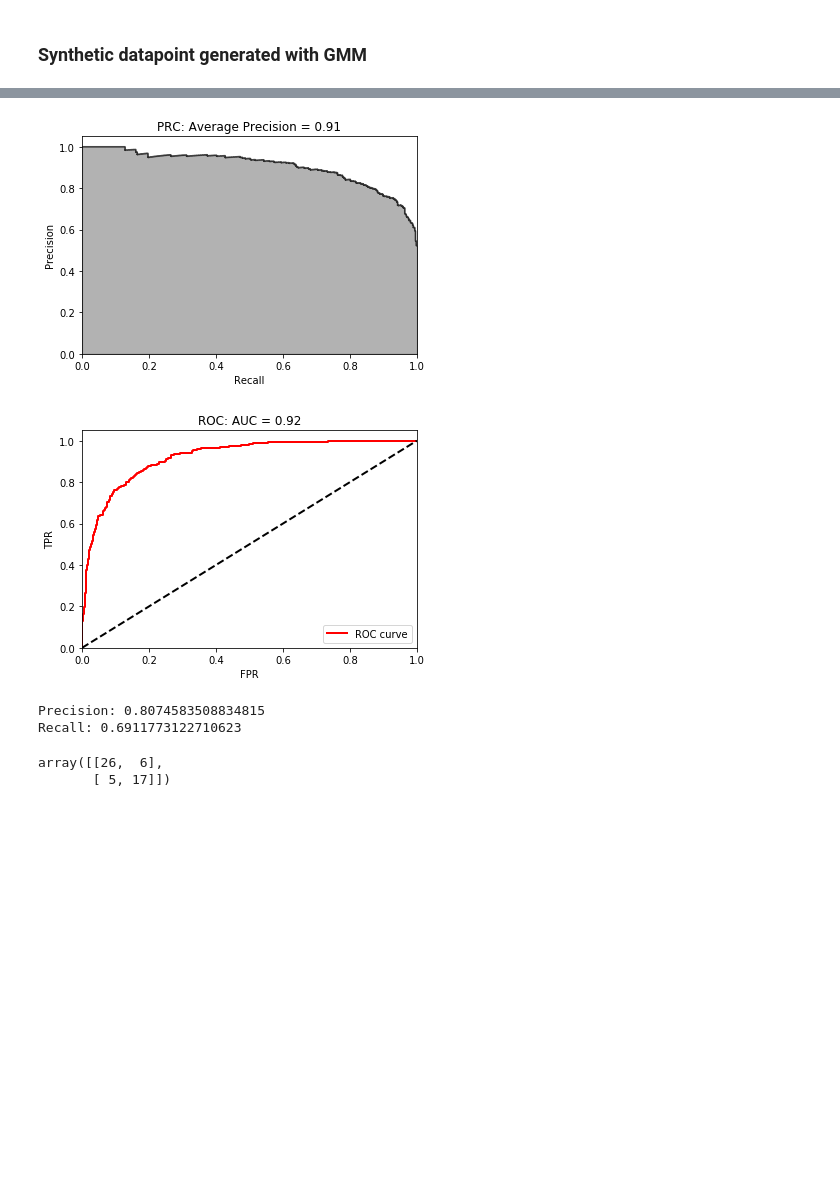
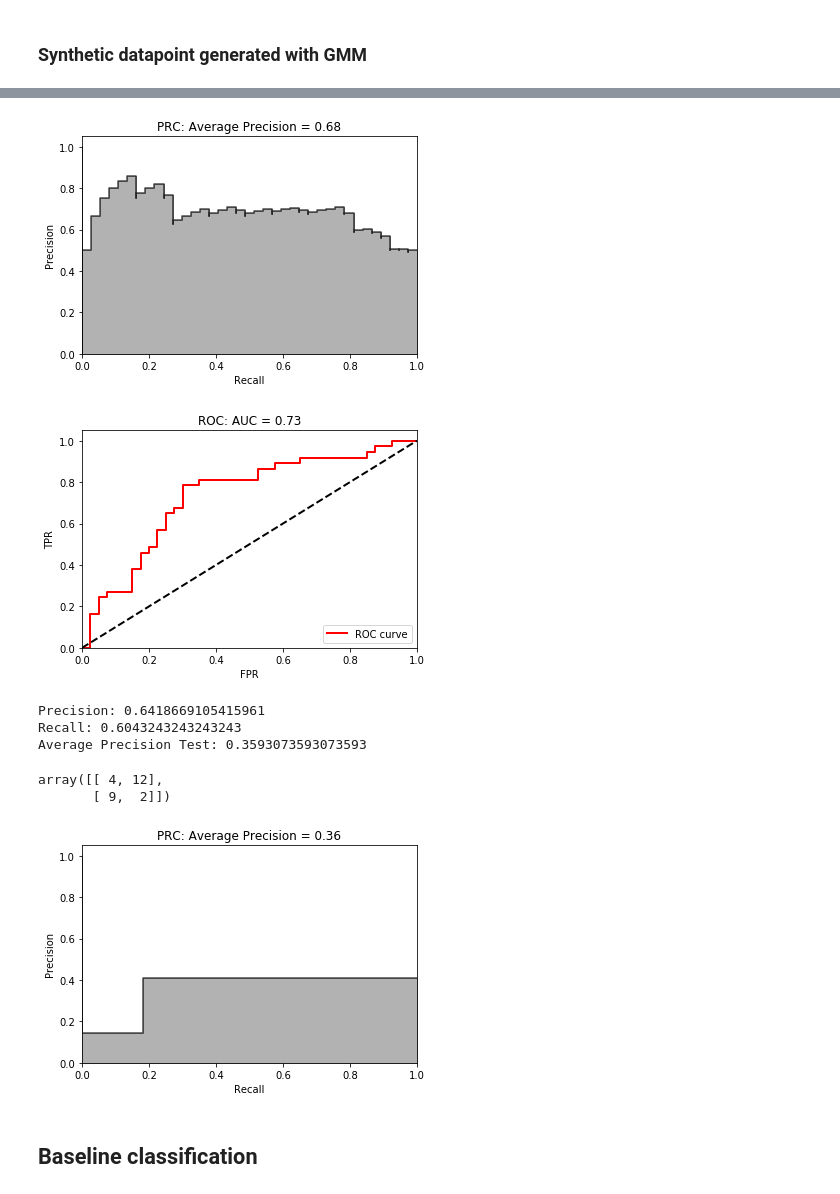
Before and after one commit to matthiasboeker/Shizophrenia_Depression_Project-, a Jupyter notebook: Notebooks/PCA _Cluster_Analysis_TS_Features.ipynb, the cells around one changed output, grey strips where cells are left out. Cells and saved outputs as stored; diff of their text form; code cells hidden in the pictures; blank space fills up the shorter version.

Commit message:
Data Analysis

```diff
--- a/Notebooks/PCA _Cluster_Analysis_TS_Features.ipynb
+++ b/Notebooks/PCA _Cluster_Analysis_TS_Features.ipynb
@@ -360,6 +351,6 @@ plt.plot(n_components, aics);
 # %%
 gmm = GaussianMixture(n_components=2, covariance_type='spherical', tol=0.01, reg_covar=1e-06, max_iter=100, n_init=1, init_params='kmeans')
-res = gmm.fit_predict(principalDf.iloc[:,:2], y=principalDf['cond'])
+res = gmm.fit_predict(principalDf.iloc[:,:-1], y=principalDf['cond'])
 print(gmm.converged_)
 # %% [output]
 True
@@ -377,8 +375,9 @@ for x, l, c, m in zip(principalDf['principal component 1'], principalDf['princip
 # %% [markdown]
 ## Three GMM components generate a mix region
 # %%
-a = gmm.sample(1000)
-data_new = pd.DataFrame(a[0][:,0:2], columns= ['principal component 1','principal component 2'])
+a = gmm.sample(50)
+data_new = pd.DataFrame(a[0], columns= ['principal component 1','principal component 2','principal component 3'
+                                       ,'principal component 4'])
 data_new['cond'] = a[1]
 # %% [markdown]
 ### Synthetic datapoint generated with GMM
@@ -410,16 +395,29 @@ y_train = data_new['cond']
+# %%
+X_train,  X_test, y_train, y_test = train_test_split(principalDf.iloc[:,:-1],principalDf['cond'],test_size=0.5, random_state=123, stratify = principalDf['cond'])
+
+X_train = pd.DataFrame(pd.concat([X_train, data_new.iloc[:,:-1]], axis=0, sort=False), columns=['principal component 1','principal component 2','principal component 3','principal component 4'])
+y_train = pd.DataFrame(pd.concat([y_train, data_new.iloc[:,-1]], axis=0, sort=False), columns=['cond'])
+
+#result = pd.DataFrame(pd.concat([X_train, data_new], axis=0, sort=False), columns=['principal component 1','principal component 2','principal component 3'
+                                       #,'principal component 4','cond'])
+X_train.index = np.arange(0, len(X_train))
+X_test.index = np.arange(0, len(X_test))
+y_train.index = np.arange(0, len(y_train))
+y_test.index = np.arange(0, len(y_test))
 # %%
 from sklearn.linear_model import LogisticRegression
+from sklearn.svm import SVC
 from sklearn.model_selection import train_test_split
 from sklearn.model_selection import StratifiedKFold
-from sklearn.metrics import precision_recall_curve, average_precision_score, log_loss
+from sklearn.metrics import precision_recall_curve, average_precision_score, log_loss, f1_score, recall_score
 from sklearn.metrics import roc_curve, auc, roc_auc_score, confusion_matrix
 
-#X_train,  X_test, y_train, y_test = train_test_split(X_new,y_new,test_size=0.1, random_state=123, stratify = y_new)
+#X_train,  X_test, y_train, y_test = train_test_split(result.iloc[:,:-1],result['cond'],test_size=0.1, random_state=123, stratify = result['cond'])
 k_fold = StratifiedKFold(n_splits=10, shuffle=True, random_state=120)
 
 class_weight = 'balanced'
 penalty = 'l2'
-C=1
+C=0.1
 n_jobs =1
 solver='liblinear'
 logReg = LogisticRegression(C=C,random_state=103,penalty = penalty, solver=solver, n_jobs=n_jobs )
@@ -453,37 +451,57 @@ average_precision = average_precision_score(preds['trueLabel'],
                                             preds['prediction'])
 
 plt.step(recall, precision, color='k', alpha=0.7, where='post')
 plt.fill_between(recall, precision, step='post', alpha=0.3, color='k')
 
 plt.xlabel('Recall')
 plt.ylabel('Precision')
 plt.ylim([0.0, 1.05])
 plt.xlim([0.0, 1.0])
 
 plt.title('PRC: Average Precision = {0:0.2f}'.format(
           average_precision))
 
 fpr, tpr, thresholds = roc_curve(preds['trueLabel'],preds['prediction'])
 
 areaUnderROC = auc(fpr, tpr)
 
 plt.figure()
 plt.plot(fpr, tpr, color='r', lw=2, label='ROC curve')
 plt.plot([0, 1], [0, 1], color='k', lw=2, linestyle='--')
 plt.xlim([0.0, 1.0])
 plt.ylim([0.0, 1.05])
 plt.xlabel('FPR')
 plt.ylabel('TPR')
 plt.title('ROC: AUC = {0:0.2f}'.format(areaUnderROC))
 plt.legend(loc="lower right")
 plt.show()
 print('Precision:', np.mean(precision))
 print('Recall:', np.mean(recall))
-confusion_matrix(y_test, logReg.predict(X_test))
+
+average_precision = average_precision_score(y_test,
+                                            logReg.predict(X_test))
+
+print('Average Precision Test:',average_precision )
+precision, recall, thresholds = precision_recall_curve(y_test,logReg.predict(X_test))
+plt.step(recall, precision, color='k', alpha=0.7, where='post')
+plt.fill_between(recall, precision, step='post', alpha=0.3, color='k')
+
+plt.xlabel('Recall')
+plt.ylabel('Precision')
+plt.ylim([0.0, 1.05])
+plt.xlim([0.0, 1.0])
+
+plt.title('PRC: Average Precision = {0:0.2f}'.format(
+          average_precision))
+confusion_matrix(y_test,logReg.predict(X_test))
 # %% [output]
-[figure, old version]
+[figure, new version]
-[figure, old version]
+[figure, new version]
-Precision: 0.8074583508834815
-Recall: 0.6911773122710623
+Precision: 0.6418669105415961
+Recall: 0.6043243243243243
+Average Precision Test: 0.3593073593073593
-array([[26,  6],
-       [ 5, 17]])
+array([[ 4, 12],
+       [ 9,  2]])
+[figure, added]
+# %% [markdown]
+## Baseline classification
```
Also changed, not shown: parts of 23 cells of this notebook, 5 other files.
